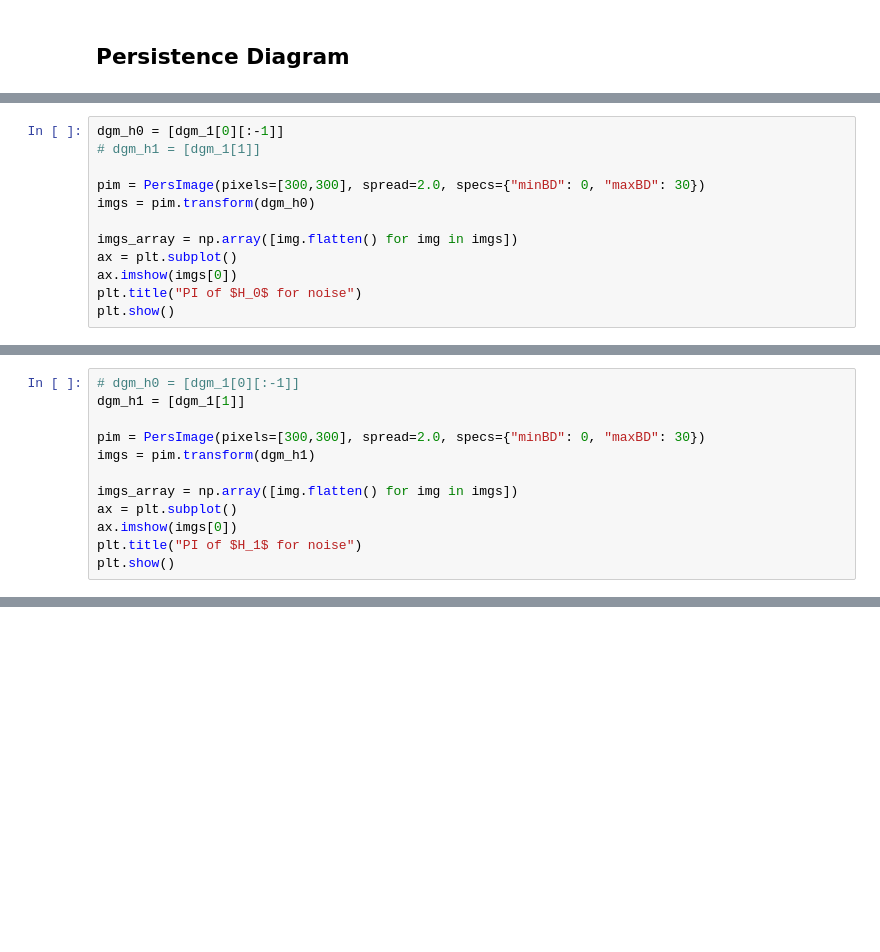
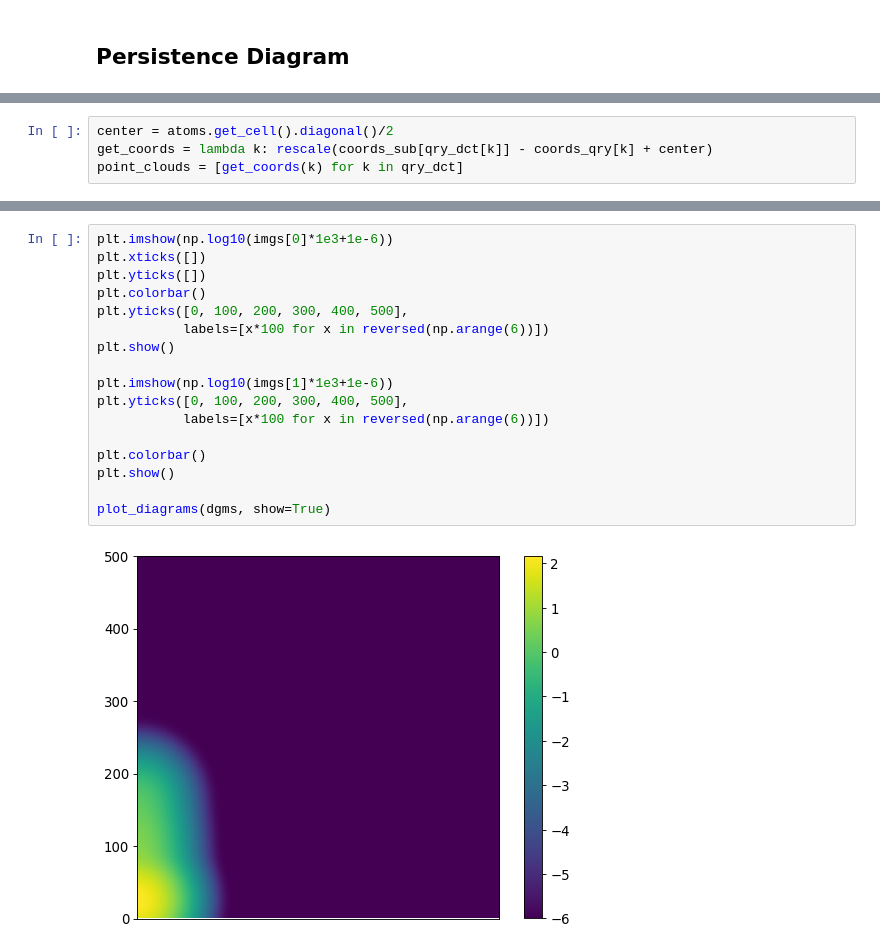
Before and after one commit to auag92/collision, a Jupyter notebook: nbks_persistentHomology_Analysis.ipynb, the cells around one changed output, grey strips where cells are left out. Drawn from its saved outputs; the diff is of its cells as text; blank space fills up the shorter version.

```diff
--- a/nbks_persistentHomology_Analysis.ipynb
+++ b/nbks_persistentHomology_Analysis.ipynb
@@ -145,0 +149,4 @@ plot_diagrams(dgm_1, show=True)
+# %%
+center = atoms.get_cell().diagonal()/2
+get_coords = lambda k: rescale(coords_sub[qry_dct[k]] - coords_qry[k] + center)
+point_clouds = [get_coords(k) for k in qry_dct]
@@ -172,12 +172,0 @@ plt.show()
-# %%
-dgm_h0 = [dgm_1[0][:-1]]
-# dgm_h1 = [dgm_1[1]]
-
-pim = PersImage(pixels=[300,300], spread=2.0, specs={"minBD": 0, "maxBD": 30})
-imgs = pim.transform(dgm_h0)
-
-imgs_array = np.array([img.flatten() for img in imgs])
-ax = plt.subplot()
-ax.imshow(imgs[0])
-plt.title("PI of $H_0$ for noise")
-plt.show()
@@ -187,12 +172,0 @@ PersImage(pixels=[300, 300], spread=2.0, specs={'minBD': 0, 'maxBD': 30}, kernel
-# %%
-# dgm_h0 = [dgm_1[0][:-1]]
-dgm_h1 = [dgm_1[1]]
-
-pim = PersImage(pixels=[300,300], spread=2.0, specs={"minBD": 0, "maxBD": 30})
-imgs = pim.transform(dgm_h1)
-
-imgs_array = np.array([img.flatten() for img in imgs])
-ax = plt.subplot()
-ax.imshow(imgs[0])
-plt.title("PI of $H_1$ for noise")
-plt.show()
@@ -446,0 +194,19 @@ Wall time: 1min 13s
+# %%
+plt.imshow(np.log10(imgs[0]*1e3+1e-6))
+plt.xticks([])
+plt.yticks([])
+plt.colorbar()
+plt.yticks([0, 100, 200, 300, 400, 500],
+           labels=[x*100 for x in reversed(np.arange(6))])
+plt.show()
+
+plt.imshow(np.log10(imgs[1]*1e3+1e-6))
+plt.yticks([0, 100, 200, 300, 400, 500],
+           labels=[x*100 for x in reversed(np.arange(6))])
+
+plt.colorbar()
+plt.show()
+
+plot_diagrams(dgms, show=True)
+# %% [output]
+[figure, added]
```
Also changed, not shown: parts of 48 cells of this notebook, 5 other files.
